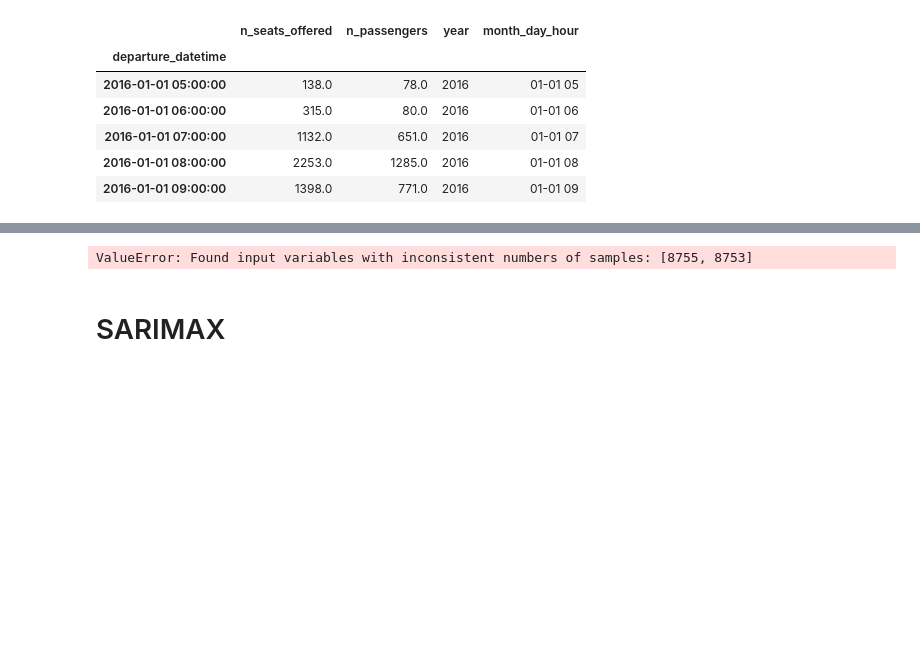
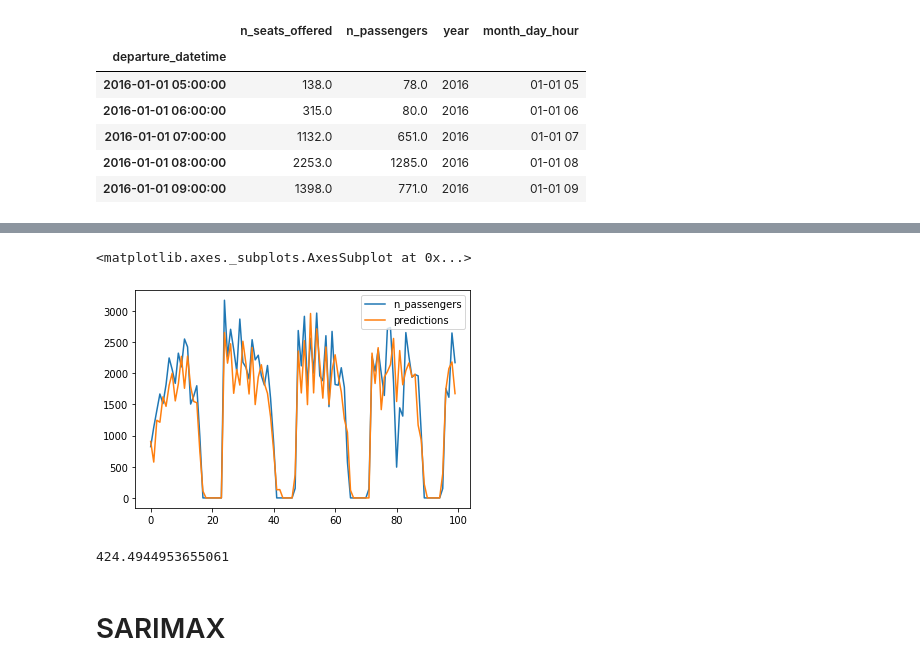
Before and after one commit to welberthdouglas/Civil_Aviation_ML, a Jupyter notebook: CA_SP-RJ.ipynb, the cells around one changed output, grey strips where cells are left out. Saved outputs shown, nothing was run; the diff lists cells and outputs as text; code cells hidden in the pictures; blank space fills up the shorter version.

Commit message:
class naivepredictor fixed

```diff
--- a/CA_SP-RJ.ipynb
+++ b/CA_SP-RJ.ipynb
@@ -305,18 +305,29 @@ df_train.head()
 | 2016-01-01 08:00:00 | 2253.0 | 1285.0 | 2016 | 01-01 08 |
 | 2016-01-01 09:00:00 | 1398.0 | 771.0 | 2016 | 01-01 09 |
 # %%
+#TODO fix method predict
+
 class naive_predictor():
     def __init__(self,year0:str,year1:str):
         self.baseYear = year0
         self.incrementYear = year1
+        #self.df_joined = pd.DataFrame()
+        #self.slope = 0
+        #self.predicteddf = pd.DataFrame()
 
     def fit(self,df_train:pd.DataFrame ,target:str):
         df_train['year'] = df_train.index.year
         df_train['month_day_hour'] = df_train.index.strftime("%m-%d %H")
         dfs = [df_train.query(f"year == {int(i)}") for i in [self.baseYear,self.incrementYear]]
-        df_joined = reduce(lambda left,right: pd.merge(left,right,on='month_day_hour'), dfs)
+        self.df_joined = reduce(lambda left,right: pd.merge(left,right,on='month_day_hour'), dfs)
 
-        self.slope = 1+((df_joined[target+'_x'].sum() - df_joined[target+'_y'].sum())/df_joined[target+'_y'].sum())
-        self.predictions = df_train.
+        self.slope = 1+((self.df_joined[target+'_x'].sum() - self.df_joined[target+'_y'].sum())/self.df_joined[target+'_y'].sum())
+        self.df_joined['predictions'] = self.df_joined[target+'_y']*self.slope
 
-    def predict():
+    def predict(self,df_predict):
+        df_predict['month_day_hour'] = df_predict.index.strftime("%m-%d %H")
+        df_out = pd.merge(df_predict,self.df_joined[['predictions','month_day_hour']],on='month_day_hour')
+        df_out.fillna(0,inplace=True)
+        df_out.drop(columns=['month_day_hour'])
+
+        self.predicteddf = df_out
@@ -348,7 +334,17 @@ SyntaxError: invalid syntax (<ipython-input-131-77d147a3f22f>, line 3)
-# %%
-mean_absolute_error(df_final.pred,df_oot.n_passengers)
-# %% [output]
-ValueError: Found input variables with inconsistent numbers of samples: [8755, 8753]
+# %%
+pred_naive = naive_predictor('2017','2018')
+# %%
+pred_naive.fit(df_train,'n_passengers')
+pred_naive.predict(df_oot)
+# %%
+pred_naive.predicteddf[['n_passengers','predictions']].head(100).plot()
+# %% [output]
+<matplotlib.axes._subplots.AxesSubplot at 0x...>
+[figure, added]
+# %%
+mean_absolute_error(pred_naive.predicteddf.predictions,pred_naive.predicteddf.n_passengers)
+# %% [output]
+424.4944953655061
 # %% [markdown]
 # SARIMAX
 # %%
```
Also changed, not shown: parts of 5 cells of this notebook.
